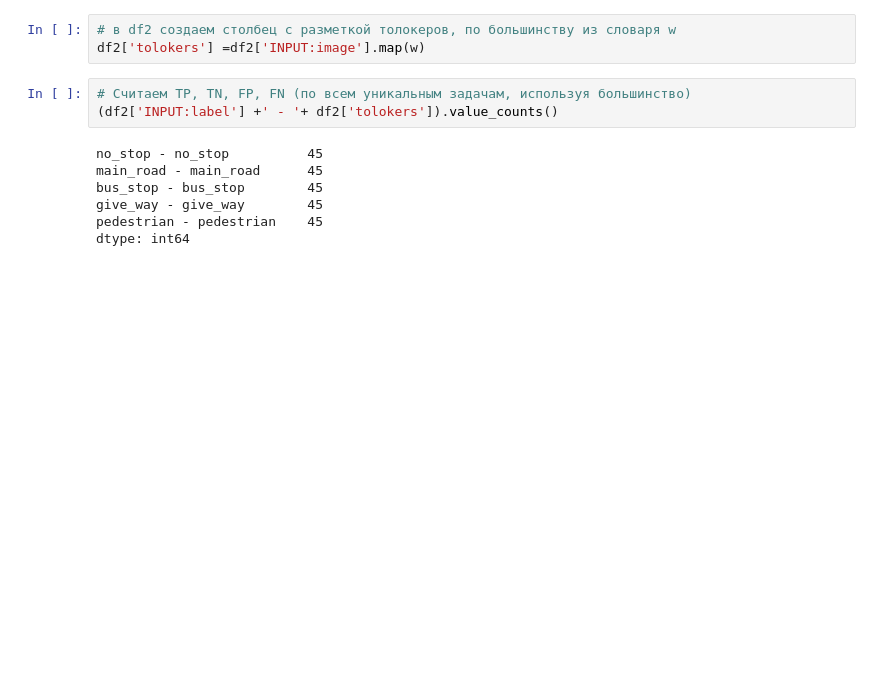
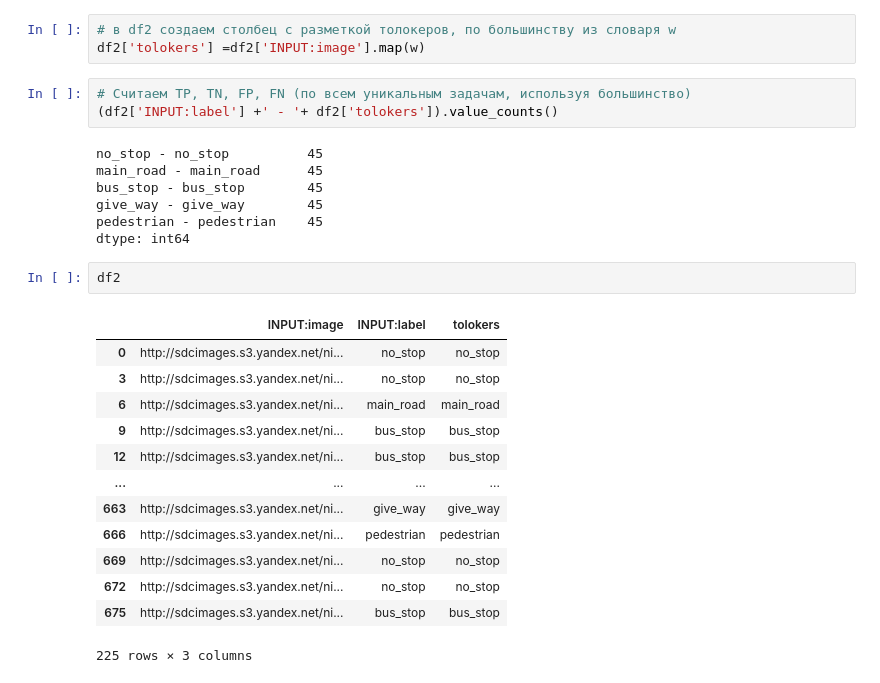
Before and after one commit to Maksim4344511/Data_science1, a Jupyter notebook: decomposition_2/Decomposition2.ipynb, the cells around one changed output. Cells and saved outputs as stored; diff of their text form; blank space fills up the shorter version.

```diff
--- a/decomposition_2/Decomposition2.ipynb
+++ b/decomposition_2/Decomposition2.ipynb
@@ -75,3 +75,19 @@ bus_stop - bus_stop        45
 give_way - give_way        45
 pedestrian - pedestrian    45
 dtype: int64
+# %%
+df2
+# %% [output]
+|  | INPUT:image | INPUT:label | tolokers |
+| 0 | http://sdcimages.s3.yandex.net/ni... | no_stop | no_stop |
+| 3 | http://sdcimages.s3.yandex.net/ni... | no_stop | no_stop |
+| 6 | http://sdcimages.s3.yandex.net/ni... | main_road | main_road |
+| 9 | http://sdcimages.s3.yandex.net/ni... | bus_stop | bus_stop |
+| 12 | http://sdcimages.s3.yandex.net/ni... | bus_stop | bus_stop |
+| ... | ... | ... | ... |
+| 663 | http://sdcimages.s3.yandex.net/ni... | give_way | give_way |
+| 666 | http://sdcimages.s3.yandex.net/ni... | pedestrian | pedestrian |
+| 669 | http://sdcimages.s3.yandex.net/ni... | no_stop | no_stop |
+| 672 | http://sdcimages.s3.yandex.net/ni... | no_stop | no_stop |
+| 675 | http://sdcimages.s3.yandex.net/ni... | bus_stop | bus_stop |
+225 rows × 3 columns
```
Also changed, not shown: 50 other files.
